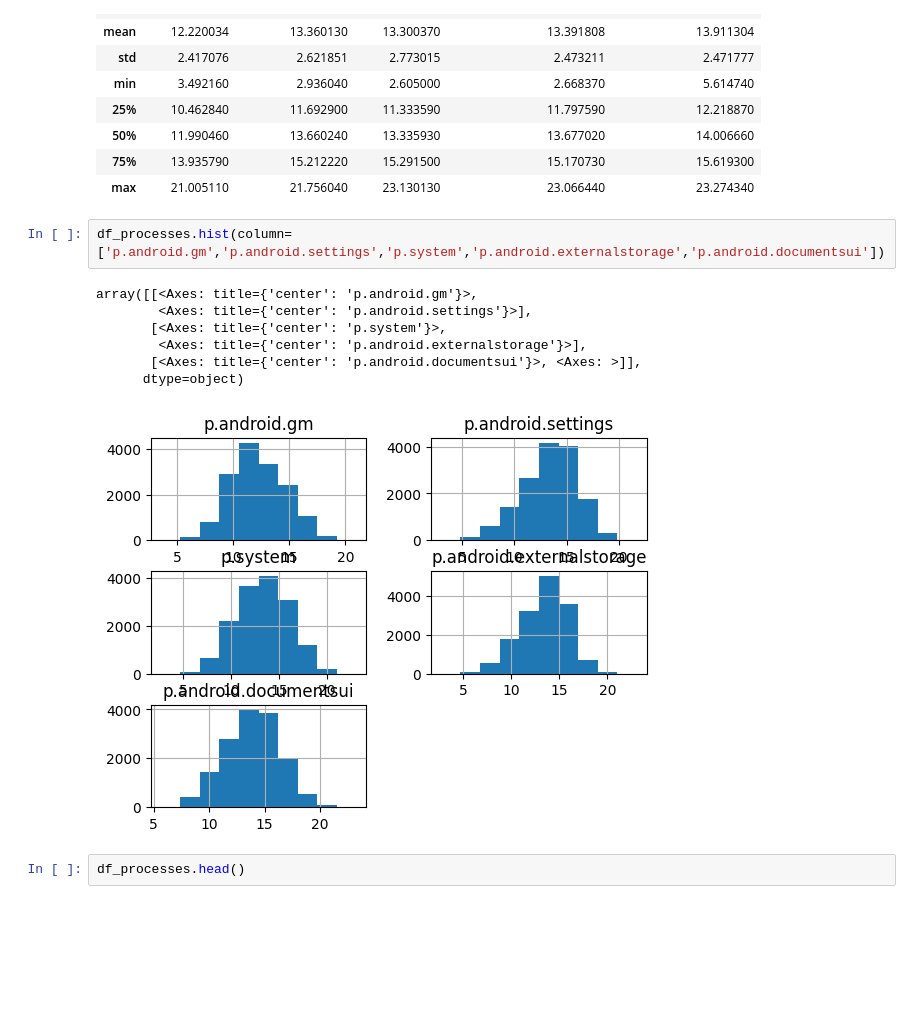
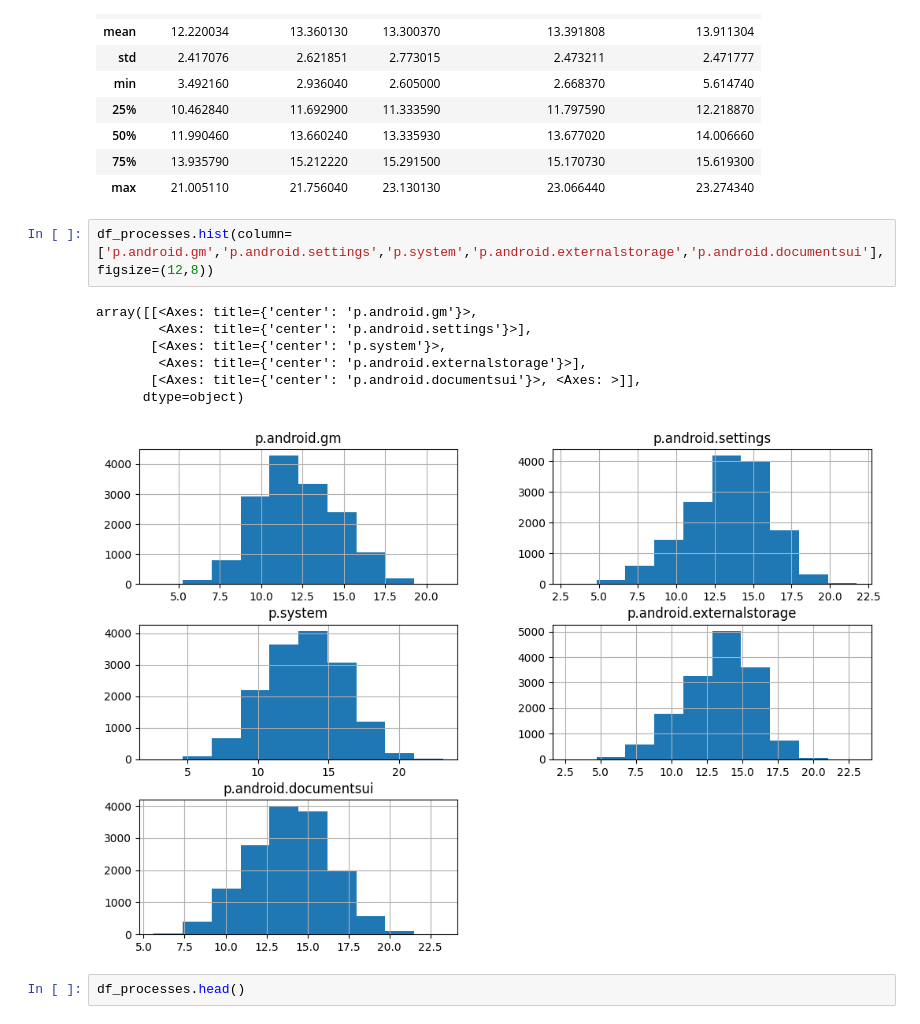
Before and after one commit to tomasswaier/IAU_project, a Jupyter notebook: 1partialcompletion.ipynb, the cells around one changed output. Saved outputs shown, nothing was run; the diff lists cells and outputs as text; blank space fills up the shorter version.

```diff
--- a/1partialcompletion.ipynb
+++ b/1partialcompletion.ipynb
@@ -234,15 +240,15 @@ df_processes[['p.android.gm','p.android.settings','p.system','p.android.external
 | 75% | 13.935790 | 15.212220 | 15.291500 | 15.170730 | 15.619300 |
 | max | 21.005110 | 21.756040 | 23.130130 | 23.066440 | 23.274340 |
 # %%
-df_processes.hist(column=['p.android.gm','p.android.settings','p.system','p.android.externalstorage','p.android.documentsui'])
+df_processes.hist(column=['p.android.gm','p.android.settings','p.system','p.android.externalstorage','p.android.documentsui'],figsize=(12,8))
 # %% [output]
 array([[<Axes: title={'center': 'p.android.gm'}>,
         <Axes: title={'center': 'p.android.settings'}>],
        [<Axes: title={'center': 'p.system'}>,
         <Axes: title={'center': 'p.android.externalstorage'}>],
        [<Axes: title={'center': 'p.android.documentsui'}>, <Axes: >]],
       dtype=object)
-[figure, old version]
+[figure, new version]
 # %%
 df_processes.head()
 # %% [output]
```
Also changed, not shown: parts of 29 cells of this notebook, 1 other file.
